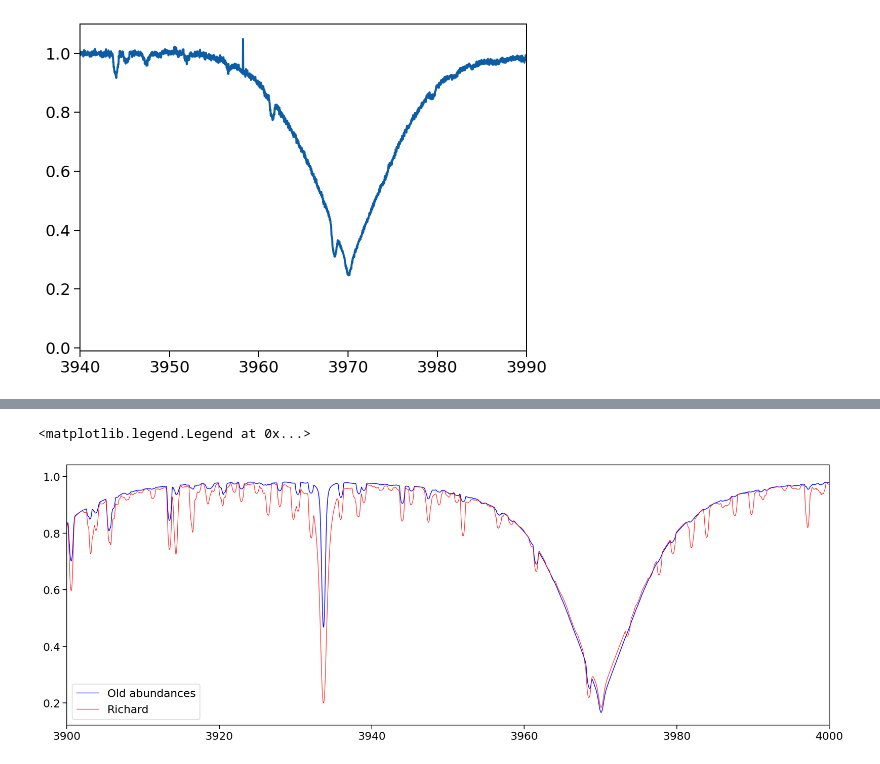
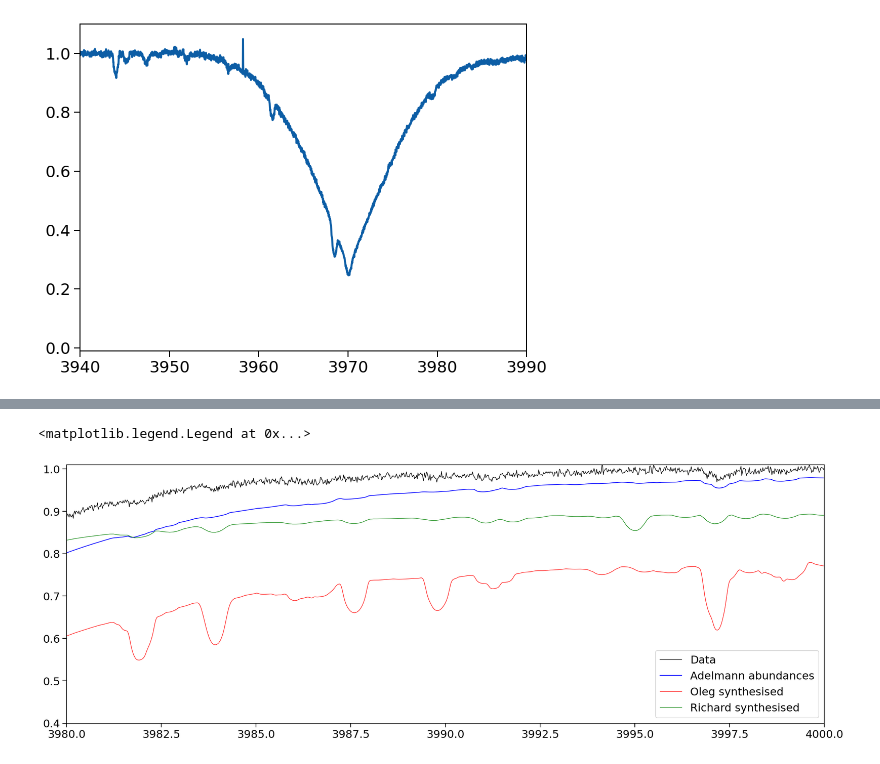
Before and after one commit to danhey/adra, a Jupyter notebook: sophie/spectra/Untitled.ipynb, the cells around one changed output, grey strips where cells are left out. Drawn from its saved outputs; the diff is of its cells as text; code cells hidden in the pictures.

Commit message:
sophie things

```diff
--- a/sophie/spectra/Untitled.ipynb
+++ b/sophie/spectra/Untitled.ipynb
@@ -14,3 +14,6 @@ plt.xlim(3940, 3990)
 # %% [output]
 (3940.0, 3990.0)
 [figure]
+# %%
+richard_wav, richard_flux = np.loadtxt('../test_Dec04_2.conv', unpack=True)
+tx, ty = np.loadtxt('../SOPHIE_4400_4600_AlphaDra.norm', unpack=True)
@@ -17,13 +38,17 @@ plt.xlim(3940, 3990)
 # %%
 
 plt.figure(figsize=[20,7])
 
-# plt.plot(wav, flux, c='black', lw=0.8, label='Data')
-plt.plot(adel_wav, adel_flux, lw=1., c='blue', label='Old abundances')
-plt.plot(new_wav, new_flux, lw=0.7, c='red', label='Richard')
-plt.xlim(3900, 4000)
-# plt.ylim(0.8, 1.01)
+plt.plot(wav, flux, c='black', lw=0.8, label='Data')
+plt.plot(adel_wav, adel_flux, lw=1., c='blue', label='Adelmann abundances')
+plt.plot(new_wav, new_flux - 0.2, lw=0.7, c='red', label='Oleg synthesised')
+plt.plot(richard_wav, richard_flux - 0.1, lw=0.7, c='g', label='Richard synthesised')
+plt.xlim(4400, 4600)
+plt.xlim(3980, 4000)
+plt.ylim(0.4, 1.01)
 plt.legend()
+
+# plt.savefig('comparison.png', dpi=300)
 # %% [output]
 <matplotlib.legend.Legend at 0x...>
-[figure, old version]
+[figure, new version]
```
Also changed, not shown: parts of 1 cell of this notebook, 1 other file.
